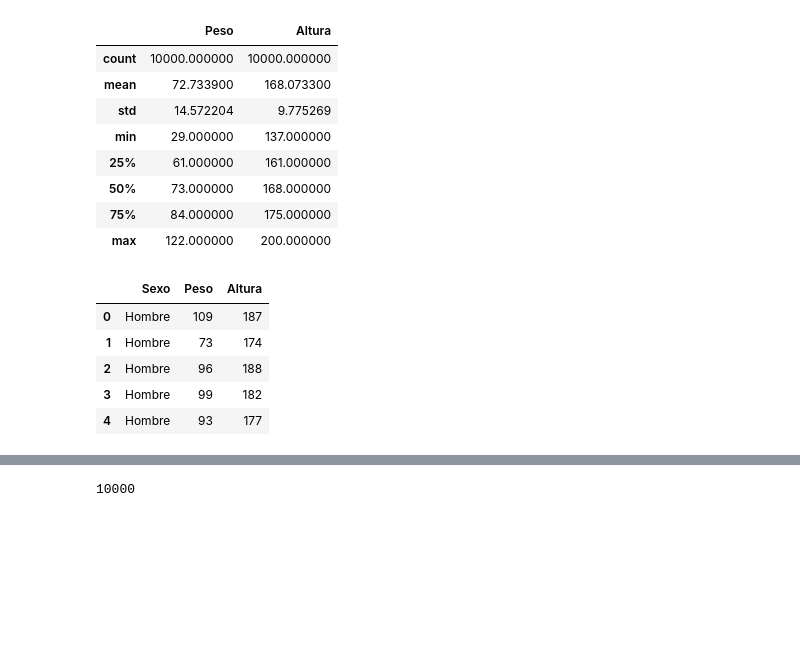
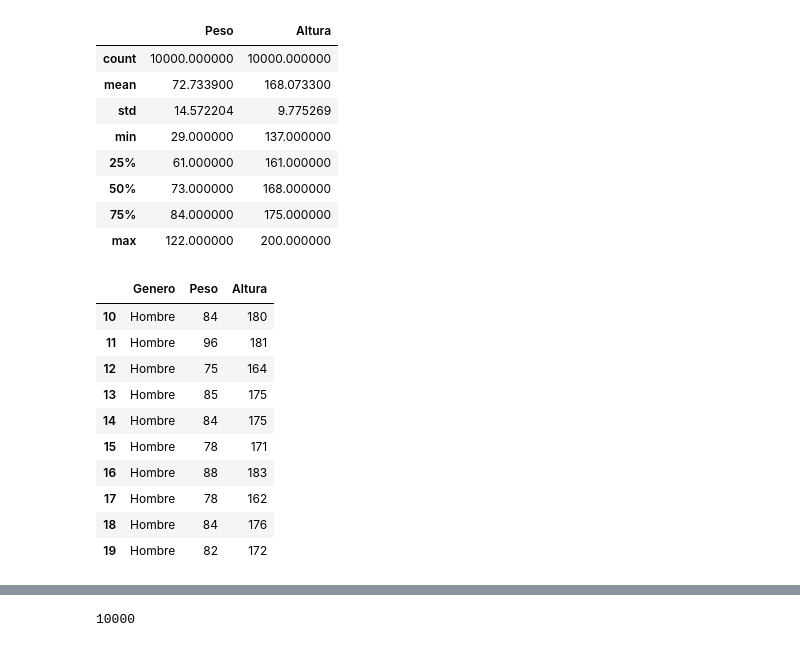
Before and after one commit to jganzabal/udemy_intro_prob, a Jupyter notebook: modelos-inferencia.ipynb, the cells around one changed output, grey strips where cells are left out. Drawn from its saved outputs; the diff is of its cells as text; code cells hidden in the pictures; blank space fills up the shorter version.

```diff
--- a/modelos-inferencia.ipynb
+++ b/modelos-inferencia.ipynb
@@ -45,12 +48,17 @@ df.describe()
 | 50% | 73.000000 | 168.000000 |
 | 75% | 84.000000 | 175.000000 |
 | max | 122.000000 | 200.000000 |
-# %%
-df[:5]
-# %% [output]
-|  | Sexo | Peso | Altura |
-| 0 | Hombre | 109 | 187 |
-| 1 | Hombre | 73 | 174 |
-| 2 | Hombre | 96 | 188 |
-| 3 | Hombre | 99 | 182 |
-| 4 | Hombre | 93 | 177 |
+# %%
+df[10:20]
+# %% [output]
+|  | Genero | Peso | Altura |
+| 10 | Hombre | 84 | 180 |
+| 11 | Hombre | 96 | 181 |
+| 12 | Hombre | 75 | 164 |
+| 13 | Hombre | 85 | 175 |
+| 14 | Hombre | 84 | 175 |
+| 15 | Hombre | 78 | 171 |
+| 16 | Hombre | 88 | 183 |
+| 17 | Hombre | 78 | 162 |
+| 18 | Hombre | 84 | 176 |
+| 19 | Hombre | 82 | 172 |
```
Also changed, not shown: parts of 4 cells of this notebook, 10 other files.
